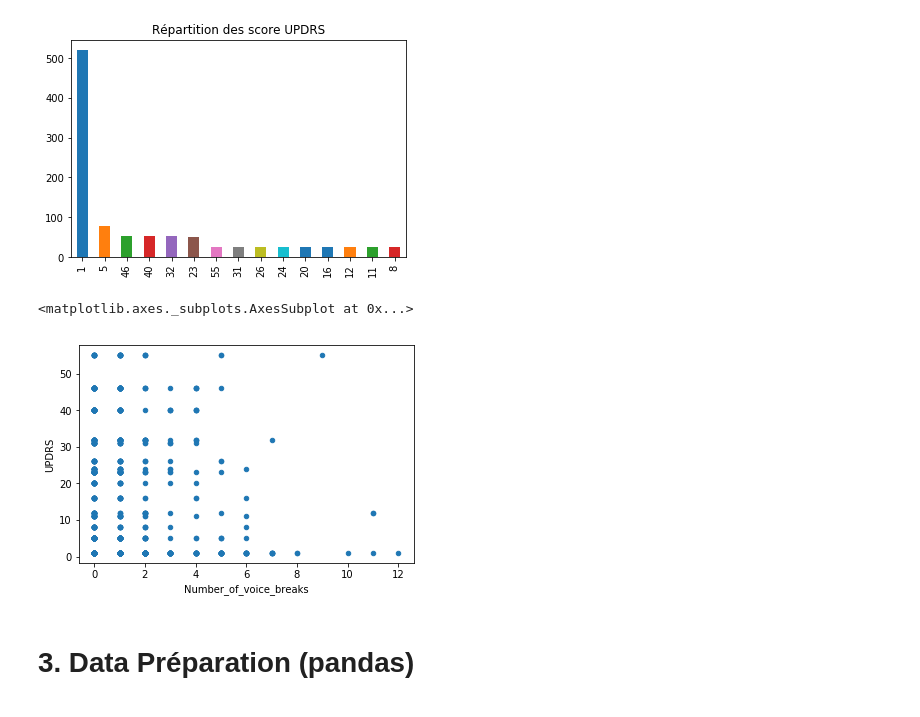
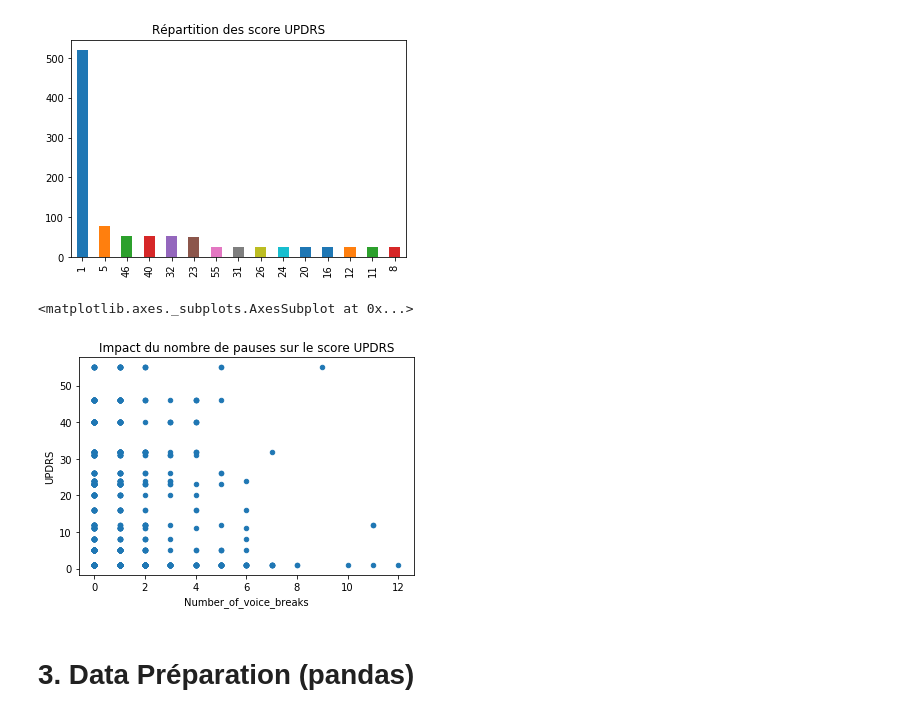
Before and after one commit to cjacques4/Parkinson-Speech-Dataset-with-Multiple-Types-of-Sound-Recordings, a Jupyter notebook: Projet_Python_DataAnalysis.ipynb, the cells around one changed output. Drawn from its saved outputs; the diff is of its cells as text; code cells hidden in the pictures.

```diff
--- a/Projet_Python_DataAnalysis.ipynb
+++ b/Projet_Python_DataAnalysis.ipynb
@@ -67,11 +63,12 @@ to_plot.plot.bar(title=title)
 # %% [output]
 <matplotlib.axes._subplots.AxesSubplot at 0x...>
 [figure]
-# %%
-df.plot.scatter("Number_of_voice_breaks", "UPDRS")
-# %% [output]
-<matplotlib.axes._subplots.AxesSubplot at 0x...>
-[figure, removed]
+# %%
+title = "Impact du nombre de pauses sur le score UPDRS"
+df.plot.scatter("Number_of_voice_breaks", "UPDRS",title=title)
+# %% [output]
+<matplotlib.axes._subplots.AxesSubplot at 0x...>
+[figure, added]
 # %% [markdown]
 # 3. Data Préparation (pandas)
 # %% [markdown]
```
Also changed, not shown: parts of 14 cells of this notebook.
